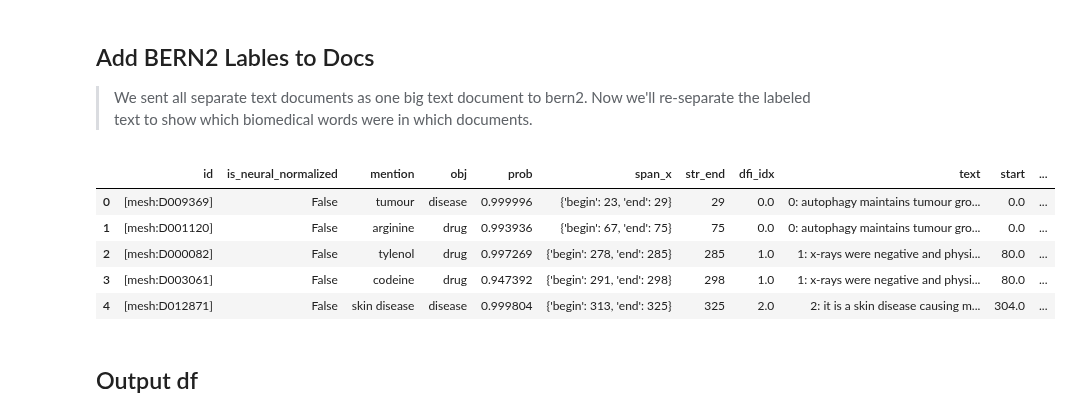
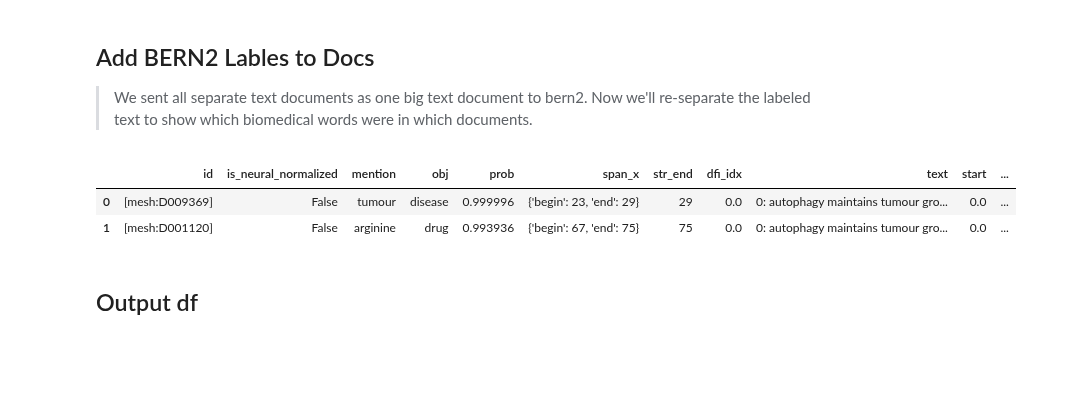
Before and after one commit to daveramseymusic/biobert-bern, a Jupyter notebook: nbs/00_biobertApi.ipynb, the cells around one changed output. Saved outputs shown, nothing was run; the diff lists cells and outputs as text; code cells hidden in the pictures; blank space fills up the shorter version.

```diff
--- a/nbs/00_biobertApi.ipynb
+++ b/nbs/00_biobertApi.ipynb
@@ -227,32 +209,28 @@ pd.DataFrame(output['annotations'])
 # %%
 dfa = pd.DataFrame(output['annotations']) #crete dfa for dataframe of Annotaation
 
 # create str_end col as type str
 dfa.span = dfa.span.astype(str)
 dfa ['str_end'] = dfa.span.str.replace(r".*'end': (\d+)}",r"\1",regex=True)
 
 dfa.str_end = dfa.str_end.astype(int)  # make str end as type str
 
 #add dfi_idx col
 dfi.reset_index(inplace=True)
 dfi.rename(columns={'index':'dfi_idx'},inplace=True)
 
 for o,m in zip(dfi.index,dfi.span):  #add dfi_idx col to dfa
     x,y = m #open span tuple
     #write conditions for specific df rows
     conds = (dfa.str_end > x) & (dfa.str_end < y)
     dfa.loc[conds,'dfi_idx'] = o #save the index of the dfi span that fits to dfa
 
 # dfa.merge(dfi, left_on='dfi_idx',right_index=True)
-df = dfa.merge(dfi, left_on='dfi_idx',right_on='dfi_idx')
-df.head()
+df = dfa.merge(dfi, left_on='dfi_idx',right_on='dfi_idx');  df.head(2)
 # %% [output]
 |  | id | is_neural_normalized | mention | obj | prob | span_x | str_end | dfi_idx | text | start | ... |
 | 0 | [mesh:D009369] | False | tumour | disease | 0.999996 | {'begin': 23, 'end': 29} | 29 | 0.0 | 0: autophagy maintains tumour gro... | 0.0 | ... |
 | 1 | [mesh:D001120] | False | arginine | drug | 0.993936 | {'begin': 67, 'end': 75} | 75 | 0.0 | 0: autophagy maintains tumour gro... | 0.0 | ... |
-| 2 | [mesh:D000082] | False | tylenol | drug | 0.997269 | {'begin': 278, 'end': 285} | 285 | 1.0 | 1: x-rays were negative and physi... | 80.0 | ... |
-| 3 | [mesh:D003061] | False | codeine | drug | 0.947392 | {'begin': 291, 'end': 298} | 298 | 1.0 | 1: x-rays were negative and physi... | 80.0 | ... |
-| 4 | [mesh:D012871] | False | skin disease | disease | 0.999804 | {'begin': 313, 'end': 325} | 325 | 2.0 | 2: it is a skin disease causing m... | 304.0 | ... |
 # %% [markdown]
 ## Output df
 # %%
```
Also changed, not shown: parts of 7 cells of this notebook.
